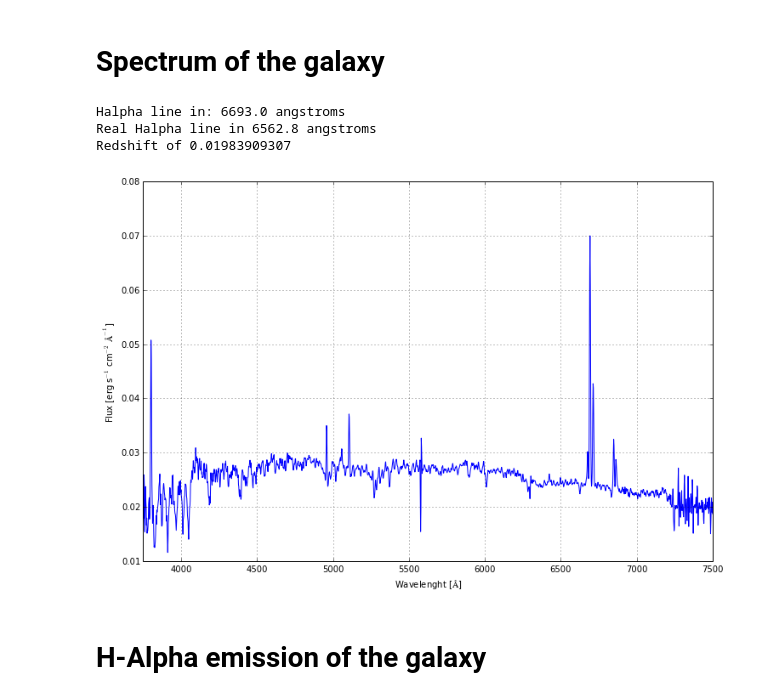
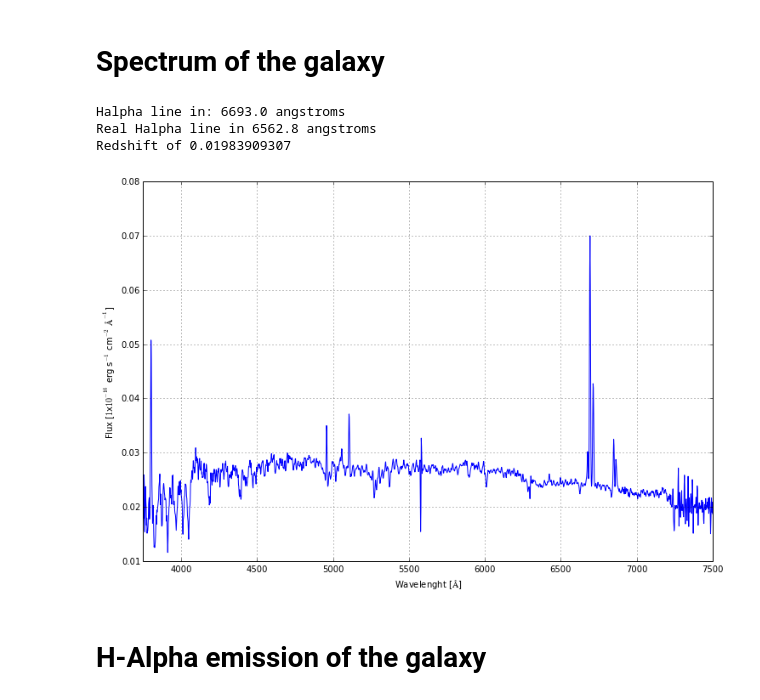
Before and after one commit to sbustamante/ComputationalMethods, a Jupyter notebook: activities/using_pyfits.ipynb, the cells around one changed output. Cells and saved outputs as stored; diff of their text form; code cells hidden in the pictures.

```diff
--- a/activities/using_pyfits.ipynb
+++ b/activities/using_pyfits.ipynb
@@ -14,7 +14,7 @@ import pyfits
 Populating the interactive namespace from numpy and matplotlib
 # %%
 #Loading data with pyfits
-spectras = pyfits.getdata("NGC5947.V500.rscube.fits",0)
+spectras, header = pyfits.getdata("NGC5947.V500.rscube.fits",0, header=True)
 #==================================================================
 #Parameters
 #==================================================================
@@ -124,25 +124,25 @@ plt.imshow(rgb_galaxy[::-1,:,:])
 # %%
 spectrum = np.zeros( nspec )
 for i in xrange(nspec):
     spectrum[i] = np.mean(spectras[i,:,:])
 
 
 plt.figure( figsize=(12,8) )
 plt.plot( wavelenght, spectrum )
 plt.xlim( (LMIN,LMAX) )
 plt.grid()
 plt.xlabel( "Wavelenght [$\AA$]" )
-plt.ylabel( "Flux [erg s$^{-1}$ cm$^{-2}$ $\AA^{-1}$]" )
+plt.ylabel( "Flux [$1$x$10^{-16}$ erg s$^{-1}$ cm$^{-2}$ $\AA^{-1}$]" )
 
 Halpha = wavelenght[np.argsort(spectrum)[-1]]
 print "Halpha line in:", Halpha, "angstroms"
 print "Real Halpha line in", 6562.8, "angstroms"
 print "Redshift of", abs(Halpha-6562.8)/6562.8
 # %% [output]
 Halpha line in: 6693.0 angstroms
 Real Halpha line in 6562.8 angstroms
 Redshift of 0.01983909307
-[figure, old version]
+[figure, new version]
 # %% [markdown]
 # H-Alpha emission of the galaxy
 # %%
```
